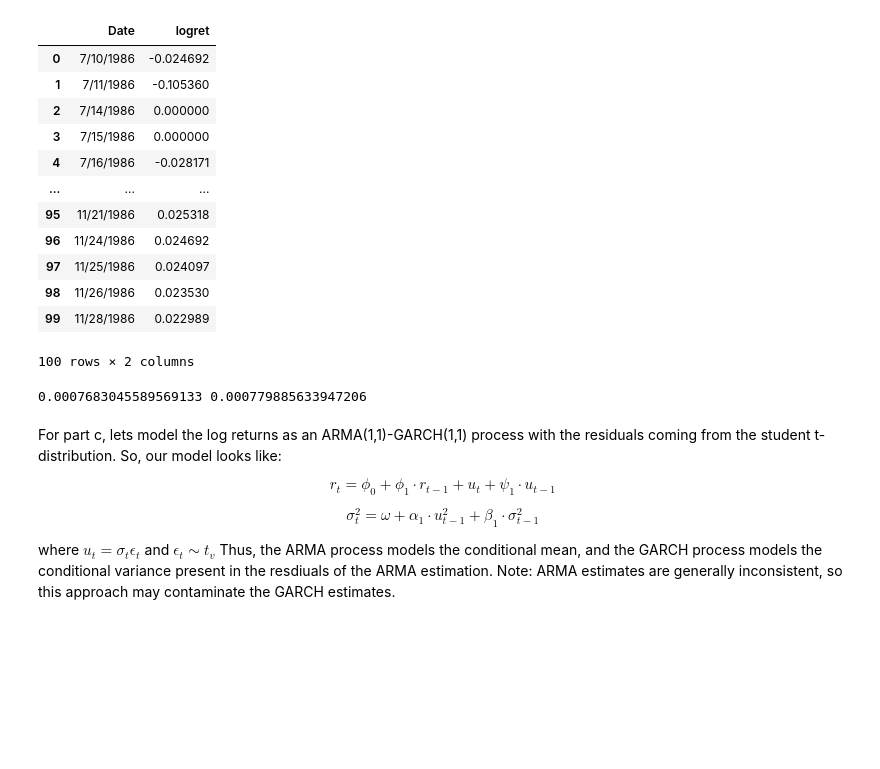
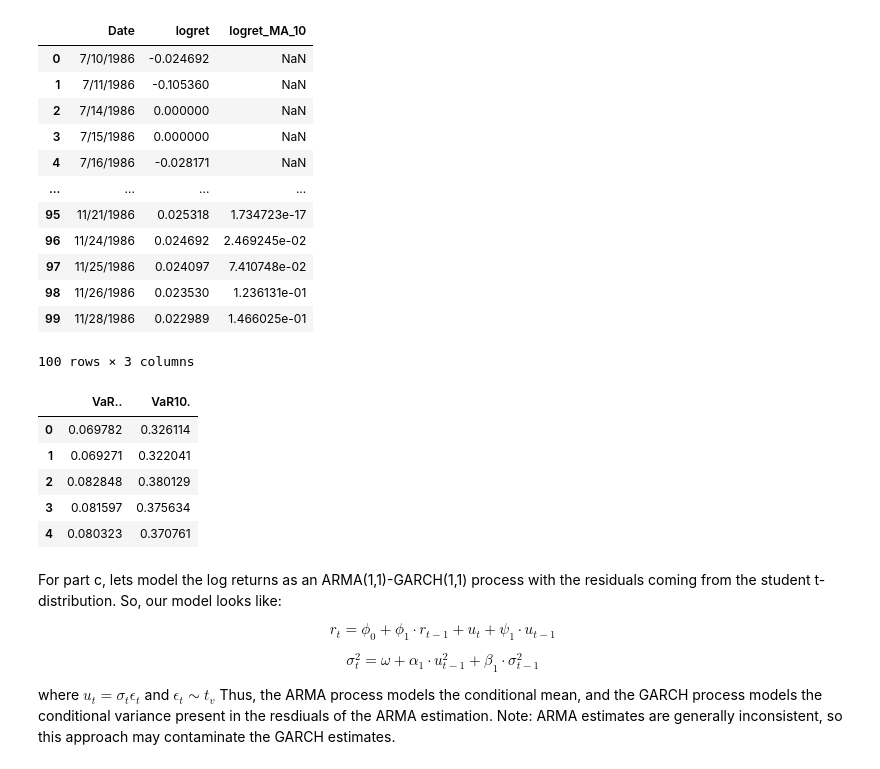
Before and after one commit to quinn-holl/FinancialStatistics, a Jupyter notebook: hw2/ex12_2.ipynb, the cells around one changed output. Drawn from its saved outputs; the diff is of its cells as text; code cells hidden in the pictures; blank space fills up the shorter version.

```diff
--- a/hw2/ex12_2.ipynb
+++ b/hw2/ex12_2.ipynb
@@ -10,33 +10,36 @@ from scipy.stats import genextreme as gev
 # %%
 df = pd.read_csv("/Users/quinnhollister/Downloads/intel_d_logret.txt", delim_whitespace = True, header = None,
            parse_dates = True)
 df.rename(columns = {0: "Date", 1: "logret"}, inplace = True)
+df['logret_MA_10'] = df.logret.rolling(10).sum()
 df.head(100)
 # %% [output]
-|  | Date | logret |
-| 0 | 7/10/1986 | -0.024692 |
-| 1 | 7/11/1986 | -0.105360 |
-| 2 | 7/14/1986 | 0.000000 |
-| 3 | 7/15/1986 | 0.000000 |
-| 4 | 7/16/1986 | -0.028171 |
-| ... | ... | ... |
-| 95 | 11/21/1986 | 0.025318 |
-| 96 | 11/24/1986 | 0.024692 |
-| 97 | 11/25/1986 | 0.024097 |
-| 98 | 11/26/1986 | 0.023530 |
-| 99 | 11/28/1986 | 0.022989 |
+|  | Date | logret | logret_MA_10 |
+| 0 | 7/10/1986 | -0.024692 | NaN |
+| 1 | 7/11/1986 | -0.105360 | NaN |
+| 2 | 7/14/1986 | 0.000000 | NaN |
+| 3 | 7/15/1986 | 0.000000 | NaN |
+| 4 | 7/16/1986 | -0.028171 | NaN |
+| ... | ... | ... | ... |
+| 95 | 11/21/1986 | 0.025318 | 1.734723e-17 |
+| 96 | 11/24/1986 | 0.024692 | 2.469245e-02 |
+| 97 | 11/25/1986 | 0.024097 | 7.410748e-02 |
+| 98 | 11/26/1986 | 0.023530 | 1.236131e-01 |
+| 99 | 11/28/1986 | 0.022989 | 1.466025e-01 |
-100 rows × 2 columns
+100 rows × 3 columns
-# %%
-#For any VAR calculation using parametric models, lets calculate mean and std. deviation.
-#We'll also need to develop statistics to calculate other paramaters assuming the log-return distribution is of
-#a different family, i.e. GARCH, ARMA, GEV, etc...
-
-sample_mean = np.mean(df["logret"])
-sample_var = np.var(df["logret"])
-
-print(sample_mean, sample_var)
-# %% [output]
-0.0007683045589569133 0.000779885633947206
+# %%
+#I calculated the VaR estimates using R with the rugarch package, and then created a df that contained the VaR
+#estimates for each observation in our sample. We can use the mean's to compute a rough estimate for our question
+
+VaR = pd.read_csv("VaR.csv")
+VaR.head()
+# %% [output]
+|  | VaR.. | VaR10. |
+| 0 | 0.069782 | 0.326114 |
+| 1 | 0.069271 | 0.322041 |
+| 2 | 0.082848 | 0.380129 |
+| 3 | 0.081597 | 0.375634 |
+| 4 | 0.080323 | 0.370761 |
 # %% [markdown]
 For part c, lets model the log returns as an ARMA(1,1)-GARCH(1,1) process with the residuals coming from the student t-distribution. So, our model looks like:
 
```
Also changed, not shown: parts of 18 cells of this notebook, 3 other files.
